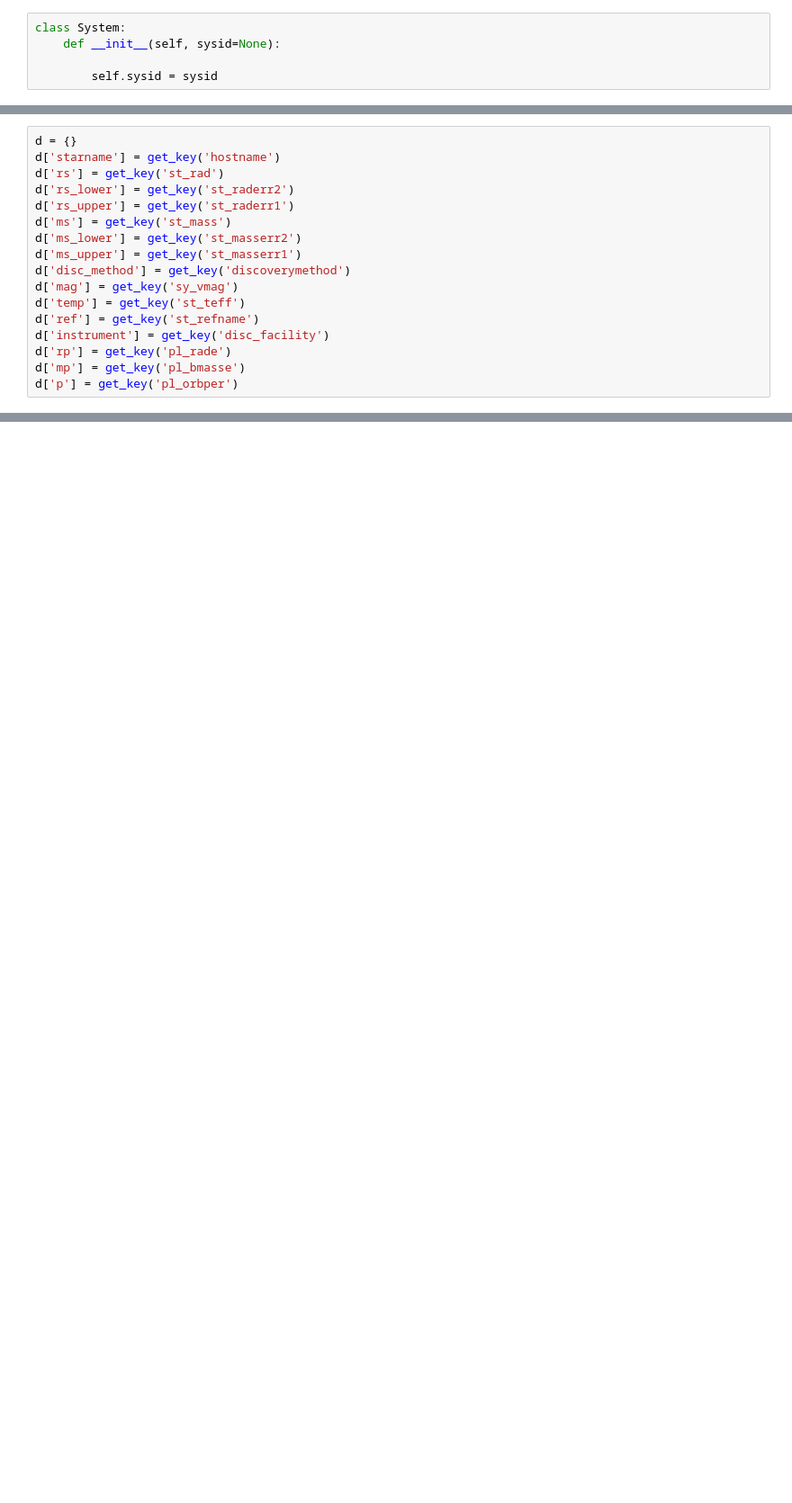
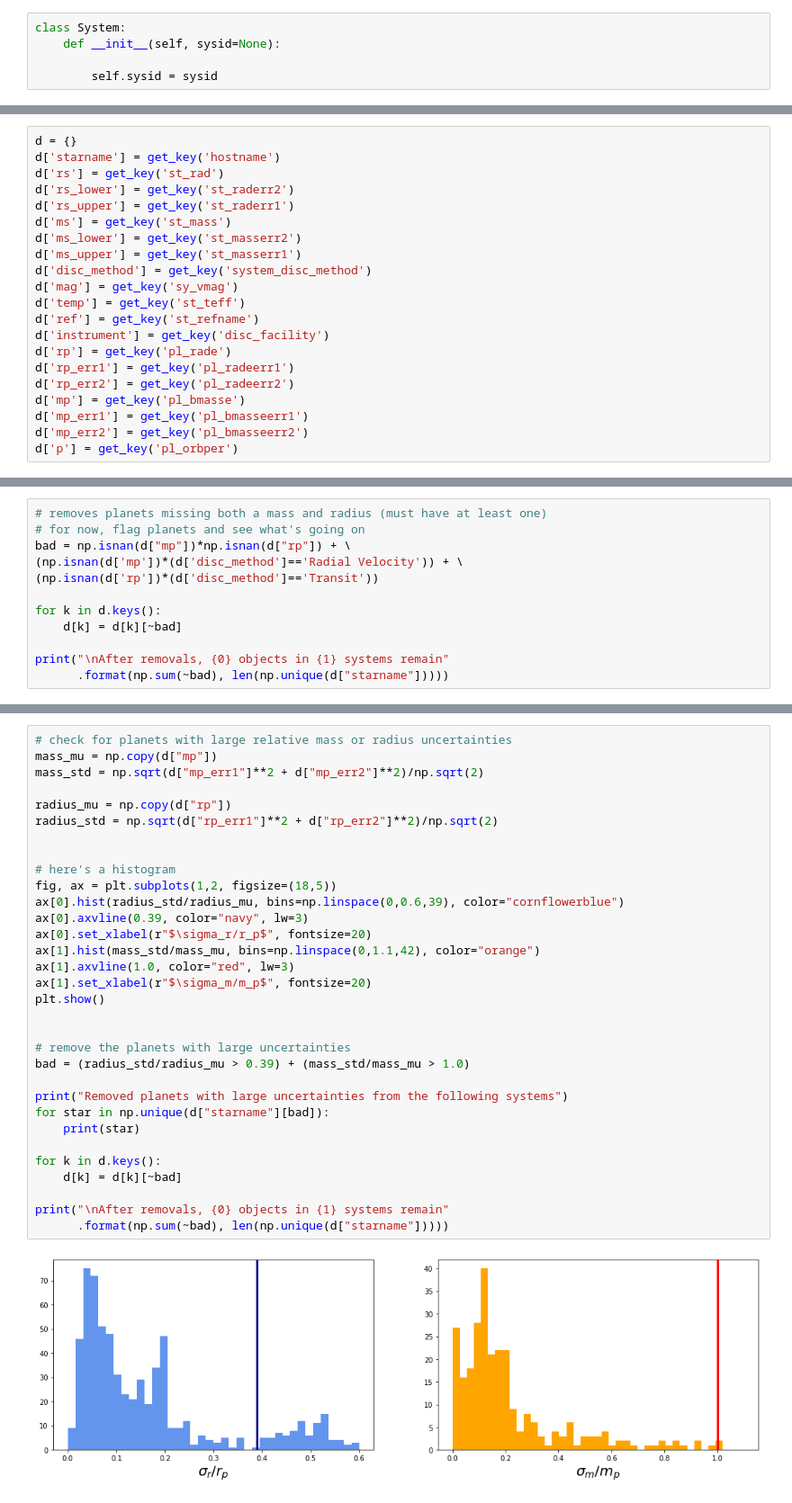
Before and after one commit to djhoover717/Oviraptor, a Jupyter notebook: get_rv_data_table.ipynb, the cells around one changed output, grey strips where cells are left out. Shown at 90% size. Saved outputs shown, nothing was run; the diff lists cells and outputs as text; blank space fills up the shorter version.

```diff
--- a/get_rv_data_table.ipynb
+++ b/get_rv_data_table.ipynb
@@ -46,11 +64,15 @@ d['rs_upper'] = get_key('st_raderr1')
 d['ms'] = get_key('st_mass')
 d['ms_lower'] = get_key('st_masserr2')
 d['ms_upper'] = get_key('st_masserr1')
-d['disc_method'] = get_key('discoverymethod')
+d['disc_method'] = get_key('system_disc_method')
 d['mag'] = get_key('sy_vmag')
 d['temp'] = get_key('st_teff')
 d['ref'] = get_key('st_refname')
 d['instrument'] = get_key('disc_facility')
 d['rp'] = get_key('pl_rade')
+d['rp_err1'] = get_key('pl_radeerr1')
+d['rp_err2'] = get_key('pl_radeerr2')
 d['mp'] = get_key('pl_bmasse')
+d['mp_err1'] = get_key('pl_bmasseerr1')
+d['mp_err2'] = get_key('pl_bmasseerr2')
 d['p'] = get_key('pl_orbper')
@@ -199,0 +238,12 @@ for us in uniquesys:
+# %%
+# removes planets missing both a mass and radius (must have at least one)
+# for now, flag planets and see what's going on
+bad = np.isnan(d["mp"])*np.isnan(d["rp"]) + \
+(np.isnan(d['mp'])*(d['disc_method']=='Radial Velocity')) + \
+(np.isnan(d['rp'])*(d['disc_method']=='Transit'))
+
+for k in d.keys():
+    d[k] = d[k][~bad]
+
+print("\nAfter removals, {0} objects in {1} systems remain"
+      .format(np.sum(~bad), len(np.unique(d["starname"]))))
@@ -199,0 +252,34 @@ for us in uniquesys:
+# %%
+# check for planets with large relative mass or radius uncertainties
+mass_mu = np.copy(d["mp"])
+mass_std = np.sqrt(d["mp_err1"]**2 + d["mp_err2"]**2)/np.sqrt(2)
+
+radius_mu = np.copy(d["rp"])
+radius_std = np.sqrt(d["rp_err1"]**2 + d["rp_err2"]**2)/np.sqrt(2)
+
+
+# here's a histogram
+fig, ax = plt.subplots(1,2, figsize=(18,5))
+ax[0].hist(radius_std/radius_mu, bins=np.linspace(0,0.6,39), color="cornflowerblue")
+ax[0].axvline(0.39, color="navy", lw=3)
+ax[0].set_xlabel(r"$\sigma_r/r_p$", fontsize=20)
+ax[1].hist(mass_std/mass_mu, bins=np.linspace(0,1.1,42), color="orange")
+ax[1].axvline(1.0, color="red", lw=3)
+ax[1].set_xlabel(r"$\sigma_m/m_p$", fontsize=20)
+plt.show()
+
+
+# remove the planets with large uncertainties
+bad = (radius_std/radius_mu > 0.39) + (mass_std/mass_mu > 1.0)
+
+print("Removed planets with large uncertainties from the following systems")
+for star in np.unique(d["starname"][bad]):
+    print(star)
+
+for k in d.keys():
+    d[k] = d[k][~bad]
+
+print("\nAfter removals, {0} objects in {1} systems remain"
+      .format(np.sum(~bad), len(np.unique(d["starname"]))))
+# %% [output]
+[figure, added]
```
Also changed, not shown: parts of 22 cells of this notebook, 2 other files.
